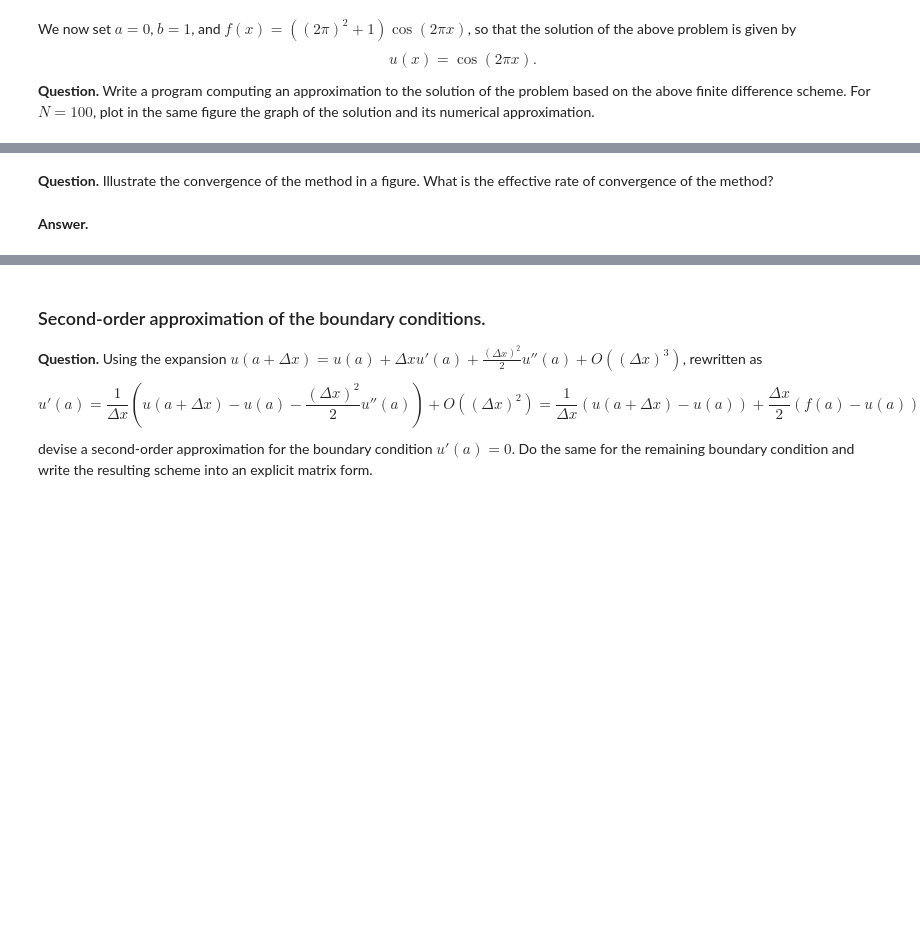
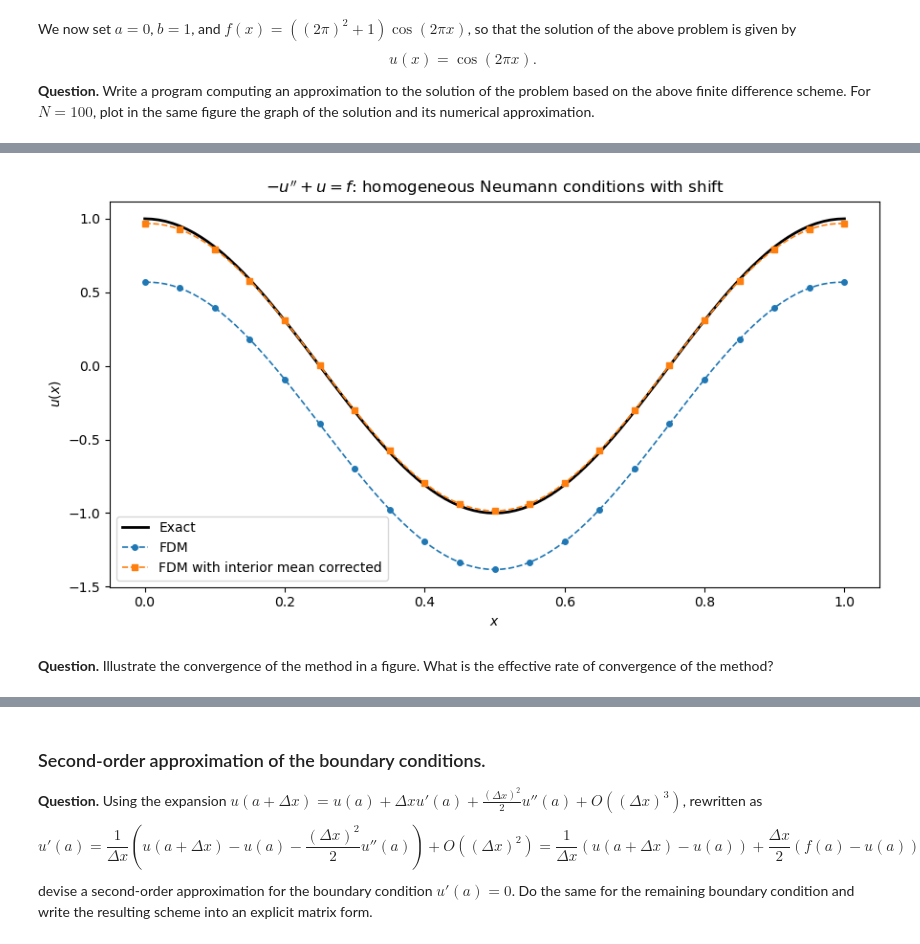
Before and after one commit to Marshhall/FDM_Elliptic, a Jupyter notebook: main.ipynb, the cells around one changed output, grey strips where cells are left out. Saved outputs shown, nothing was run; the diff lists cells and outputs as text; code cells hidden in the pictures; blank space fills up the shorter version.

```diff
--- a/main.ipynb
+++ b/main.ipynb
@@ -467,4 +567,22 @@ $$
+# %%
+shift = 4 * np.pi**2 / (N - 1)
+u_shifted = u + shift
+
+fig, ax = plt.subplots(figsize=(9, 5))
+
+ax.plot(x, u_exact, color="black", linewidth=2, label="Exact")
+ax.plot(x, u, "o--", color="tab:blue", markersize=4,
+        markevery=5, linewidth=1.2, label="FDM")
+ax.plot(x, u_shifted, "s--", color="tab:orange", markersize=4,
+        markevery=5, linewidth=1.2, label="FDM with interior mean corrected")
+
+ax.set_xlabel("$x$")
+ax.set_ylabel("$u(x)$")
+ax.set_title(r"$-u''+u=f$: homogeneous Neumann conditions with shift")
+ax.legend()
+fig.tight_layout()
+plt.show()
+# %% [output]
+[figure, added]
 # %% [markdown]
 **Question.** Illustrate the convergence of the method in a figure. What is the effective rate of convergence of the method?
-# %% [markdown]
-**Answer.**
```
Also changed, not shown: parts of 14 cells of this notebook.
